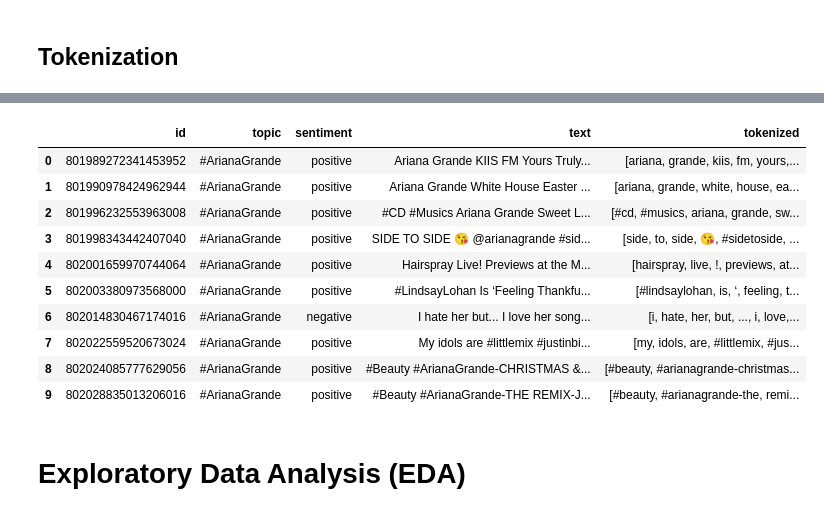
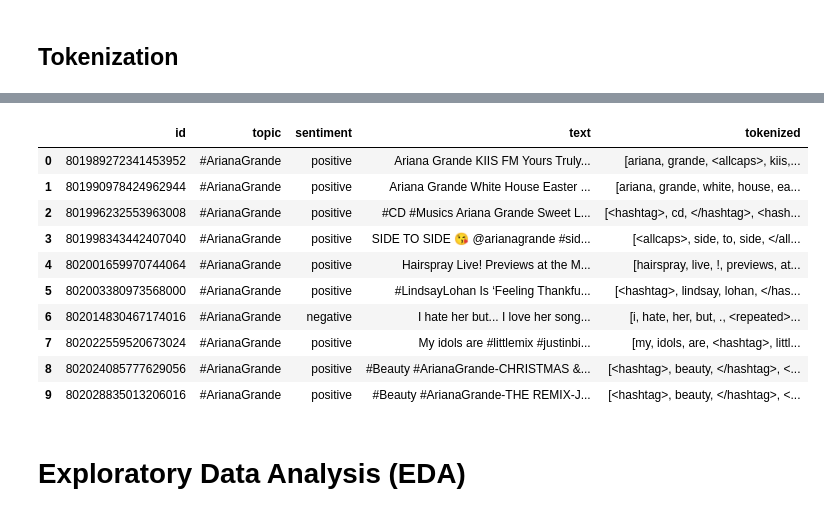
Before and after one commit to donyeun/AMLSII_19-20_SN18154195, a Jupyter notebook: AMLS_II.ipynb, the cells around one changed output, grey strips where cells are left out. Cells and saved outputs as stored; diff of their text form; code cells hidden in the pictures.

```diff
--- a/AMLS_II.ipynb
+++ b/AMLS_II.ipynb
@@ -254,11 +260,3 @@ assert task_b_test_df[task_b_test_df['sentiment'] == 'positive'].shape[0] == 246
 assert task_b_test_df[task_b_test_df['sentiment'] == 'negative'].shape[0] == 3722
 # %% [markdown]
 ## Tokenization
-# %%
-def tokenize_df(df, tokenizer, input_column_name='text', output_column_name='tokenized'):
-  df[output_column_name] = df.apply(
-    lambda row: tokenizer.tokenize(
-        row[input_column_name]
-    ),
-    axis=1)
-  return df
@@ -265,29 +306,29 @@ def tokenize_df(df, tokenizer, input_column_name='text', output_column_name='tok
 # %%
-tokenizer = nltk.tokenize.TweetTokenizer(
-    strip_handles = cfg['preprocessing']['tokenization']['remove_twitter_handle'],
-    preserve_case = cfg['preprocessing']['tokenization']['preserve_case']
-)
+# tokenizer = nltk.tokenize.TweetTokenizer(
+#     strip_handles = cfg['preprocessing']['tokenization']['remove_twitter_handle'],
+#     preserve_case = cfg['preprocessing']['tokenization']['preserve_case']
+# )
 
-task_a_train_df = tokenize_df(task_a_train_df, tokenizer)
-task_b_train_df = tokenize_df(task_b_train_df, tokenizer)
-task_a_test_df = tokenize_df(task_a_test_df, tokenizer)
-task_b_test_df = tokenize_df(task_b_test_df, tokenizer)
+task_a_train_df = tokenize_df(task_a_train_df)
+task_b_train_df = tokenize_df(task_b_train_df)
+task_a_test_df = tokenize_df(task_a_test_df)
+task_b_test_df = tokenize_df(task_b_test_df)
 
 
 # print sample result
 task_b_test_df.head(10)
 # %% [output]
 |  | id | topic | sentiment | text | tokenized |
-| 0 | 801989272341453952 | #ArianaGrande | positive | Ariana Grande KIIS FM Yours Truly... | [ariana, grande, kiis, fm, yours,... |
+| 0 | 801989272341453952 | #ArianaGrande | positive | Ariana Grande KIIS FM Yours Truly... | [ariana, grande, <allcaps>, kiis,... |
 | 1 | 801990978424962944 | #ArianaGrande | positive | Ariana Grande White House Easter ... | [ariana, grande, white, house, ea... |
-| 2 | 801996232553963008 | #ArianaGrande | positive | #CD #Musics Ariana Grande Sweet L... | [#cd, #musics, ariana, grande, sw... |
-| 3 | 801998343442407040 | #ArianaGrande | positive | SIDE TO SIDE 😘 @arianagrande #sid... | [side, to, side, 😘, #sidetoside, ... |
+| 2 | 801996232553963008 | #ArianaGrande | positive | #CD #Musics Ariana Grande Sweet L... | [<hashtag>, cd, </hashtag>, <hash... |
+| 3 | 801998343442407040 | #ArianaGrande | positive | SIDE TO SIDE 😘 @arianagrande #sid... | [<allcaps>, side, to, side, </all... |
 | 4 | 802001659970744064 | #ArianaGrande | positive | Hairspray Live! Previews at the M... | [hairspray, live, !, previews, at... |
-| 5 | 802003380973568000 | #ArianaGrande | positive | #LindsayLohan Is ‘Feeling Thankfu... | [#lindsaylohan, is, ‘, feeling, t... |
-| 6 | 802014830467174016 | #ArianaGrande | negative | I hate her but... I love her song... | [i, hate, her, but, ..., i, love,... |
-| 7 | 802022559520673024 | #ArianaGrande | positive | My idols are #littlemix #justinbi... | [my, idols, are, #littlemix, #jus... |
-| 8 | 802024085777629056 | #ArianaGrande | positive | #Beauty #ArianaGrande-CHRISTMAS &... | [#beauty, #arianagrande-christmas... |
-| 9 | 802028835013206016 | #ArianaGrande | positive | #Beauty #ArianaGrande-THE REMIX-J... | [#beauty, #arianagrande-the, remi... |
+| 5 | 802003380973568000 | #ArianaGrande | positive | #LindsayLohan Is ‘Feeling Thankfu... | [<hashtag>, lindsay, lohan, </has... |
+| 6 | 802014830467174016 | #ArianaGrande | negative | I hate her but... I love her song... | [i, hate, her, but, ., <repeated>... |
+| 7 | 802022559520673024 | #ArianaGrande | positive | My idols are #littlemix #justinbi... | [my, idols, are, <hashtag>, littl... |
+| 8 | 802024085777629056 | #ArianaGrande | positive | #Beauty #ArianaGrande-CHRISTMAS &... | [<hashtag>, beauty, </hashtag>, <... |
+| 9 | 802028835013206016 | #ArianaGrande | positive | #Beauty #ArianaGrande-THE REMIX-J... | [<hashtag>, beauty, </hashtag>, <... |
 # %% [markdown]
 # Exploratory Data Analysis (EDA)
 # %% [markdown]
```
Also changed, not shown: parts of 47 cells of this notebook.
